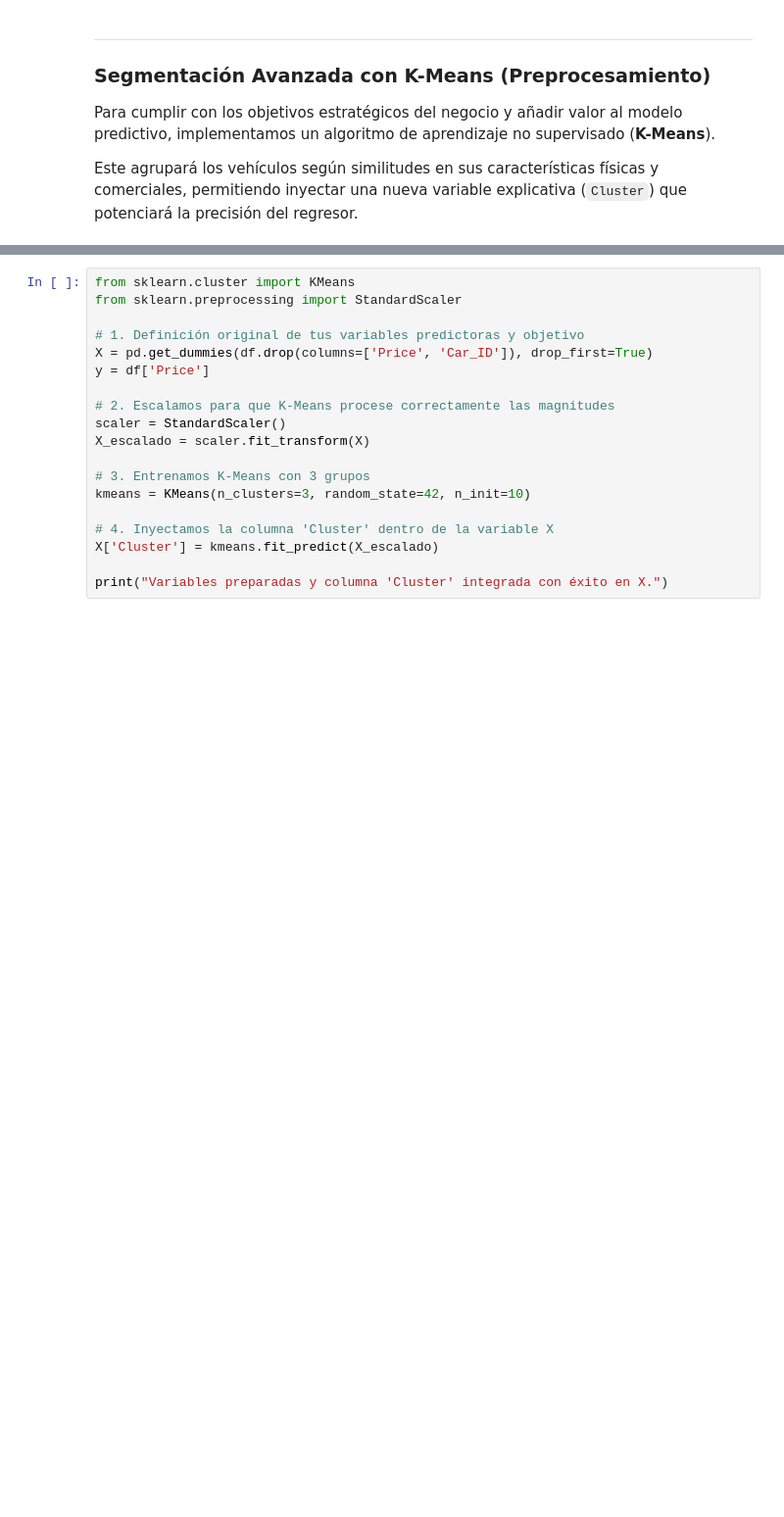
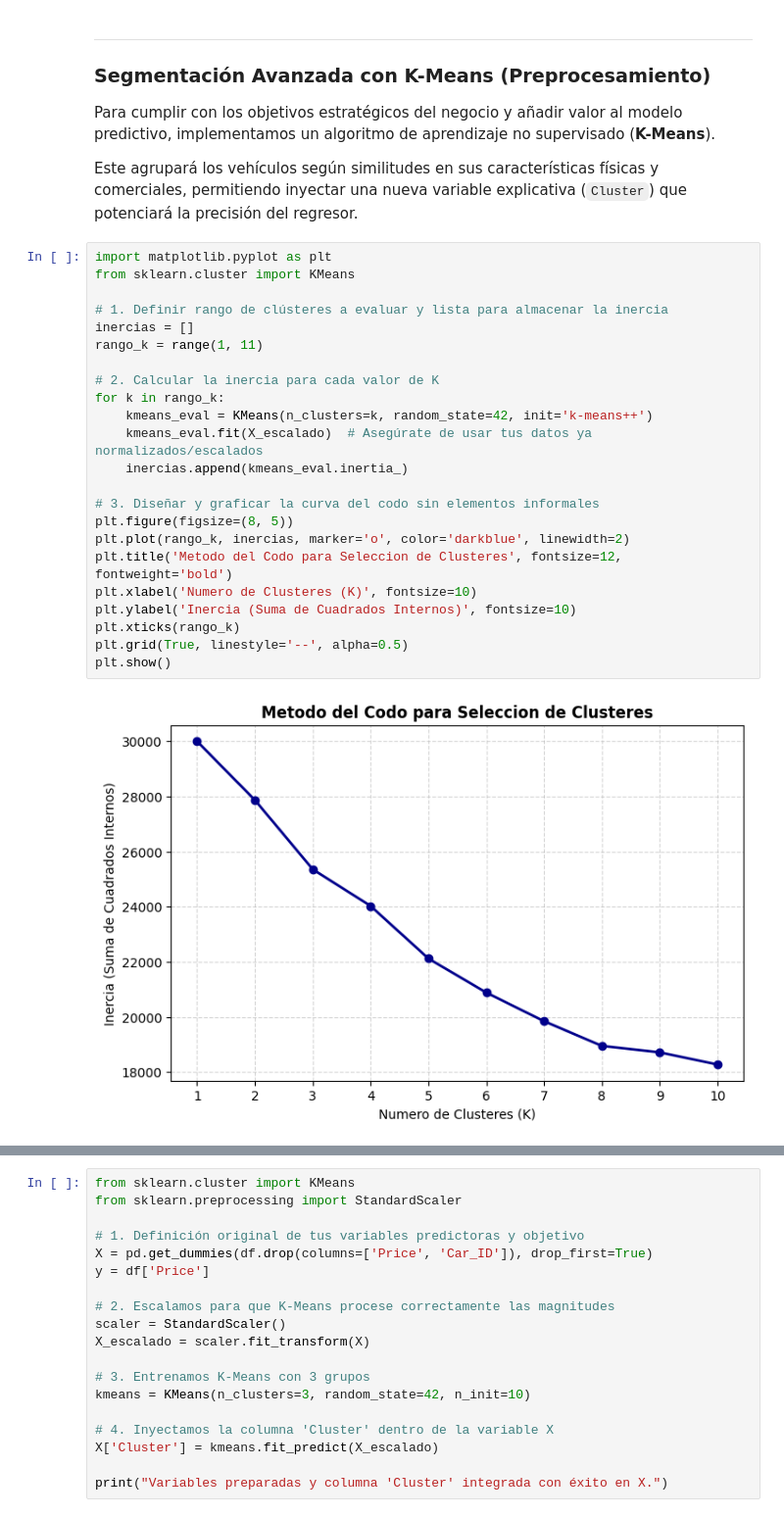
Before and after one commit to aoaguirre123/Entrega-MDD, a Jupyter notebook: EntregableKaggle_3.ipynb, the cells around one changed output, grey strips where cells are left out. Shown at 98% size. Cells and saved outputs as stored; diff of their text form; blank space fills up the shorter version.

```diff
--- a/EntregableKaggle_3.ipynb
+++ b/EntregableKaggle_3.ipynb
@@ -292,3 +292,28 @@ Considerando que el dataset contiene un total de 2000 registros, creemos que pod
 Para cumplir con los objetivos estratégicos del negocio y añadir valor al modelo predictivo, implementamos un algoritmo de aprendizaje no supervisado (**K-Means**).
 
 Este agrupará los vehículos según similitudes en sus características físicas y comerciales, permitiendo inyectar una nueva variable explicativa (`Cluster`) que potenciará la precisión del regresor.
+# %%
+import matplotlib.pyplot as plt
+from sklearn.cluster import KMeans
+
+# 1. Definir rango de clústeres a evaluar y lista para almacenar la inercia
+inercias = []
+rango_k = range(1, 11)
+
+# 2. Calcular la inercia para cada valor de K
+for k in rango_k:
+    kmeans_eval = KMeans(n_clusters=k, random_state=42, init='k-means++')
+    kmeans_eval.fit(X_escalado)  # Asegúrate de usar tus datos ya normalizados/escalados
+    inercias.append(kmeans_eval.inertia_)
+
+# 3. Diseñar y graficar la curva del codo sin elementos informales
+plt.figure(figsize=(8, 5))
+plt.plot(rango_k, inercias, marker='o', color='darkblue', linewidth=2)
+plt.title('Metodo del Codo para Seleccion de Clusteres', fontsize=12, fontweight='bold')
+plt.xlabel('Numero de Clusteres (K)', fontsize=10)
+plt.ylabel('Inercia (Suma de Cuadrados Internos)', fontsize=10)
+plt.xticks(rango_k)
+plt.grid(True, linestyle='--', alpha=0.5)
+plt.show()
+# %% [output]
+[figure, added]
```
Also changed, not shown: parts of 1 cell of this notebook.
